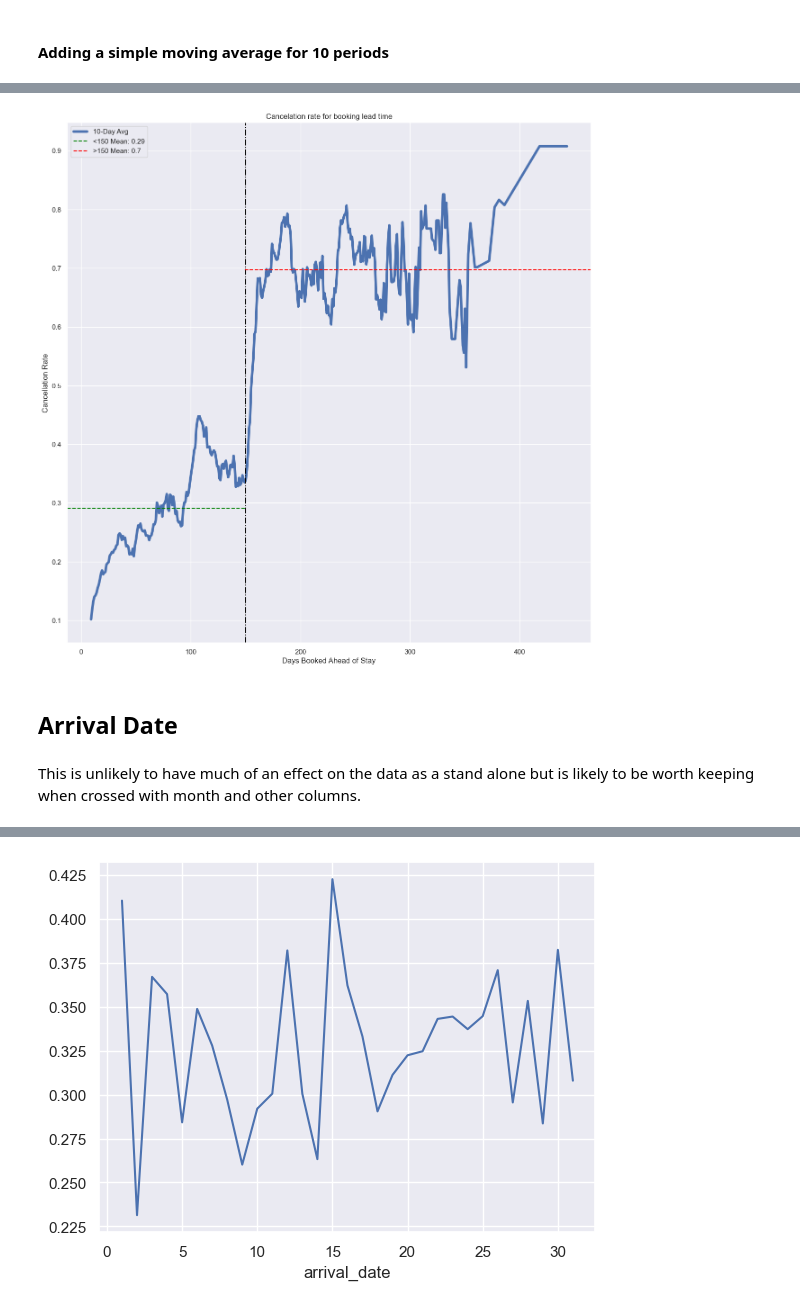
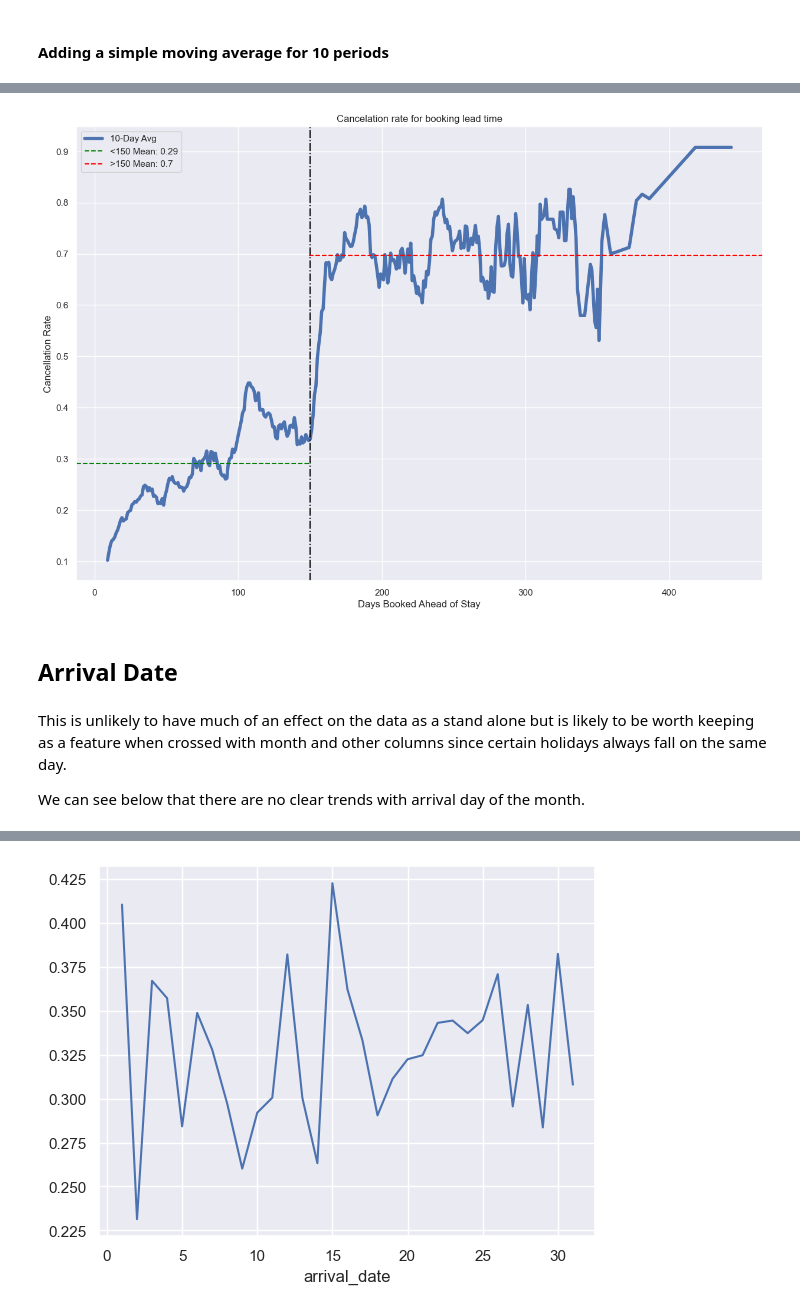
Before and after one commit to mduncan23/Hotel_Cancellation_Predictor, a Jupyter notebook: Hotel_Cancellation_Notebook-Keras.ipynb, the cells around one changed output, grey strips where cells are left out. Drawn from its saved outputs; the diff is of its cells as text; code cells hidden in the pictures.

```diff
--- a/Hotel_Cancellation_Notebook-Keras.ipynb
+++ b/Hotel_Cancellation_Notebook-Keras.ipynb
@@ -342,6 +345,6 @@ for i, (key, value) in enumerate(new_plot_df_dict.items()):
     plot_df = (value['Canceled']/(value['Canceled'] +value['Not_Canceled']))
 
     plot_df.plot(kind='bar', ax=temp_ax, rot=30)
-    fig.suptitle('Cancellation Rates', size='40', y=1.0)
+    fig.suptitle('Cancellation Rates', size='35', y=1.0)
     fig.tight_layout()
 # %% [output]
@@ -486,26 +466,36 @@ prop_lead
 # %%
-fig, ax = plt.subplots(figsize=(15,15))
-# prop_lead['lead_time'].plot(ax=ax)
-prop_lead['SMA10'].plot(ax=ax, linewidth=4, style='-', label='10-Day Avg'),
+fig, ax = plt.subplots(figsize=(15,10))
+
+# plotting the simple moving average
+prop_lead['SMA10'].plot(ax=ax, linewidth=4, style='-', label='10-Day Avg')
+
+# Setting the 150-day breakpoint line
 ax.axvline(150, c='black',  linestyle='-.')
+
+# first 150-days average line
 ax.axhline(y=prop_lead['SMA10'].iloc[:151].mean(),
            xmax=(150/prop_lead.index.max()),
           label=f'<150 Mean: {round(prop_lead["SMA10"].iloc[:151].mean(), 2)}',
           color='green',
           linestyle='--')
+
+# second 150-days average line
 ax.axhline(y=prop_lead['SMA10'].iloc[151:].mean(),
            xmin=(150/prop_lead.index.max()),
           label=f'>150 Mean: {round(prop_lead["SMA10"].iloc[151:].mean(), 2)}',
           color='red',
           linestyle='--')
+
 ax.set_title('Cancelation rate for booking lead time')
 ax.set_ylabel('Cancellation Rate')
 ax.set_xlabel('Days Booked Ahead of Stay')
 ax.legend();
 # %% [output]
-[figure, old version]
+[figure, new version]
 # %% [markdown]
 ## Arrival Date
 # %% [markdown]
 
-This is unlikely to have much of an effect on the data as a stand alone but is likely to be worth keeping when crossed with month and other columns.
+This is unlikely to have much of an effect on the data as a stand alone but is likely to be worth keeping as a feature when crossed with month and other columns since certain holidays always fall on the same day.
+
+We can see below that there are no clear trends with arrival day of the month.
```
Also changed, not shown: parts of 64 cells of this notebook.
